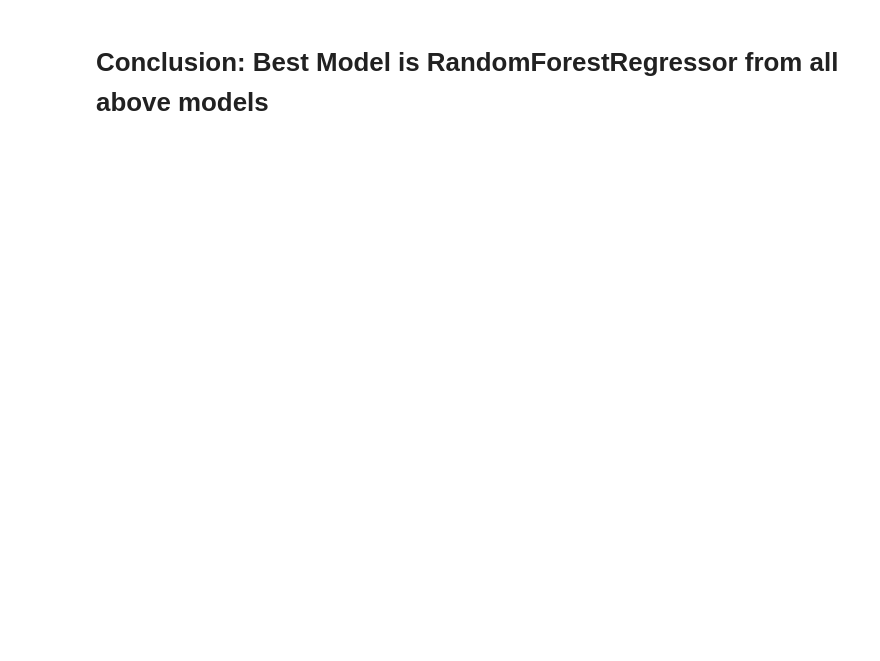
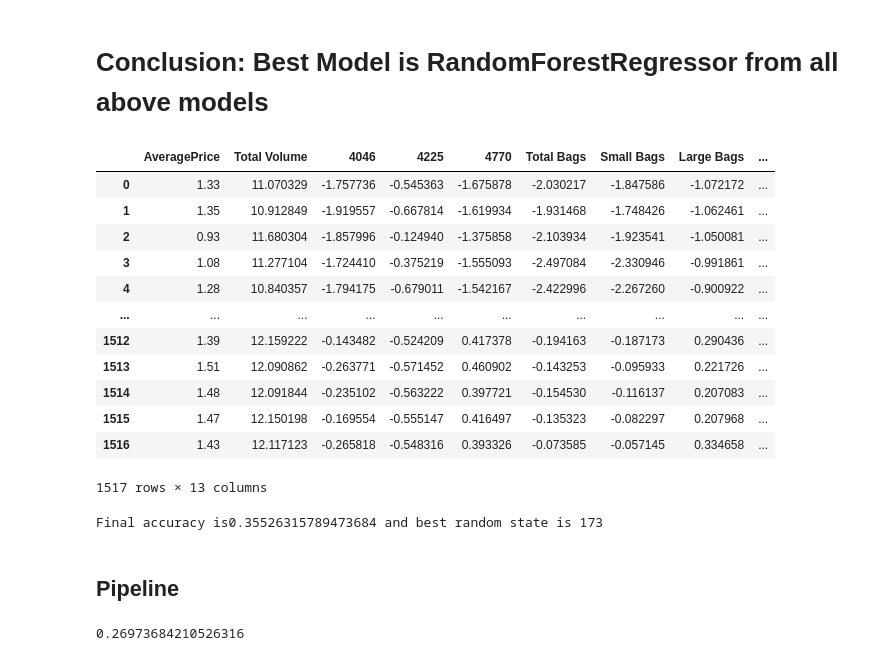
Before and after one commit to p18888/datatrained_weekly_projects, a Jupyter notebook: avocado Project.ipynb, the cells around one changed output. Drawn from its saved outputs; the diff is of its cells as text; code cells hidden in the pictures; blank space fills up the shorter version.

```diff
--- a/avocado Project.ipynb
+++ b/avocado Project.ipynb
@@ -551,3 +556,19 @@ rfc.fit(X_train,y_train)
 import pickle
 file_name='avocado_model.pkl'
 pickle.dump(rfc,open(file_name,'wb'))
+# %%
+df
+# %% [output]
+|  | AveragePrice | Total Volume | 4046 | 4225 | 4770 | Total Bags | Small Bags | Large Bags | ... |
+| 0 | 1.33 | 11.070329 | -1.757736 | -0.545363 | -1.675878 | -2.030217 | -1.847586 | -1.072172 | ... |
+| 1 | 1.35 | 10.912849 | -1.919557 | -0.667814 | -1.619934 | -1.931468 | -1.748426 | -1.062461 | ... |
+| 2 | 0.93 | 11.680304 | -1.857996 | -0.124940 | -1.375858 | -2.103934 | -1.923541 | -1.050081 | ... |
+| 3 | 1.08 | 11.277104 | -1.724410 | -0.375219 | -1.555093 | -2.497084 | -2.330946 | -0.991861 | ... |
+| 4 | 1.28 | 10.840357 | -1.794175 | -0.679011 | -1.542167 | -2.422996 | -2.267260 | -0.900922 | ... |
+| ... | ... | ... | ... | ... | ... | ... | ... | ... | ... |
+| 1512 | 1.39 | 12.159222 | -0.143482 | -0.524209 | 0.417378 | -0.194163 | -0.187173 | 0.290436 | ... |
+| 1513 | 1.51 | 12.090862 | -0.263771 | -0.571452 | 0.460902 | -0.143253 | -0.095933 | 0.221726 | ... |
+| 1514 | 1.48 | 12.091844 | -0.235102 | -0.563222 | 0.397721 | -0.154530 | -0.116137 | 0.207083 | ... |
+| 1515 | 1.47 | 12.150198 | -0.169554 | -0.555147 | 0.416497 | -0.135323 | -0.082297 | 0.207968 | ... |
+| 1516 | 1.43 | 12.117123 | -0.265818 | -0.548316 | 0.393326 | -0.073585 | -0.057145 | 0.334658 | ... |
+1517 rows × 13 columns
@@ -553,0 +589,18 @@ pickle.dump(rfc,open(file_name,'wb'))
+# %%
+# for best random state
+best_state=0
+accu=0
+for i in range(30,250):
+    X_train, X_test, y_train, y_test = train_test_split(df.drop(['encode_region'],axis=1),df['encode_region'], test_size=0.25,random_state=i)
+    logmodel = LogisticRegression()
+    logmodel.fit(X_train,y_train)
+    predictions = logmodel.predict(X_test)
+    accuracy=accuracy_score(y_test,predictions)
+    if accuracy>accu:
+        accu=accuracy
+        best_state=i
+print(f"Final accuracy is{accu} and best random state is {best_state}")
+# %% [output]
+Final accuracy is0.35526315789473684 and best random state is 173
+# %% [markdown]
+## Pipeline
@@ -553,0 +611,7 @@ pickle.dump(rfc,open(file_name,'wb'))
+# %%
+logmodel = LogisticRegression()
+logmodel.fit(X_train,y_train)
+predictions = logmodel.predict(X_test)
+accuracy_score(y_test,predictions)
+# %% [output]
+0.26973684210526316
```
Also changed, not shown: parts of 13 cells of this notebook.
